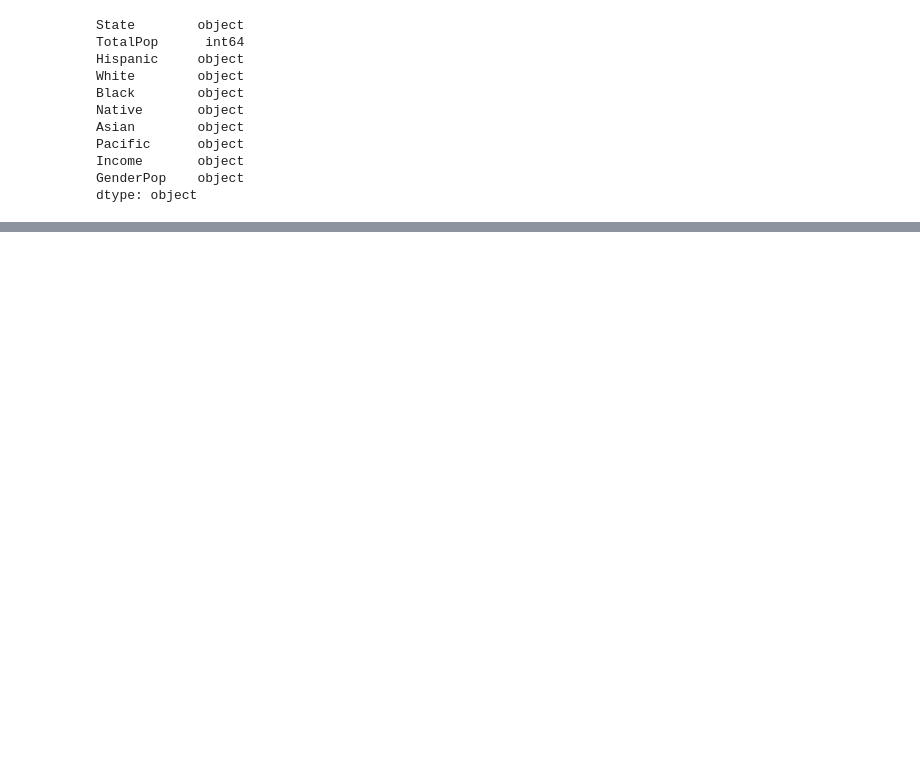
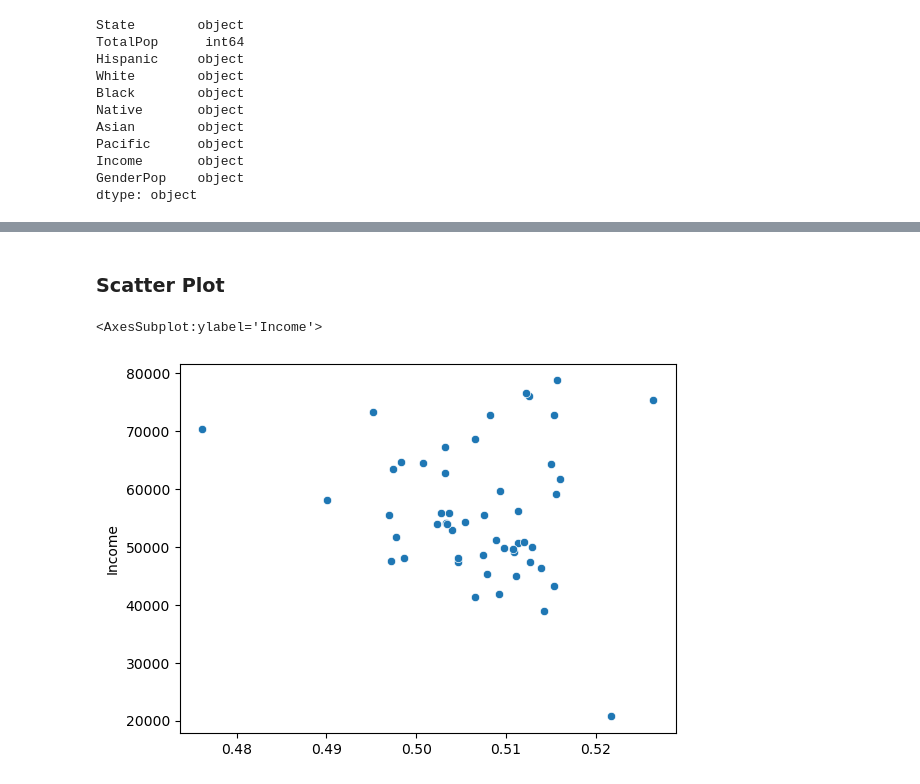
Before and after one commit to DanialAslam04/Deep_Learning_BWF_Danial_Aslam, a Jupyter notebook: Projects/Proj1/US_Census Data Cleaning/US_Census.ipynb, the cells around one changed output, grey strips where cells are left out. Saved outputs shown, nothing was run; the diff lists cells and outputs as text; code cells hidden in the pictures; blank space fills up the shorter version.

```diff
--- a/Projects/Proj1/US_Census Data Cleaning/US_Census.ipynb
+++ b/Projects/Proj1/US_Census Data Cleaning/US_Census.ipynb
@@ -195,0 +214,2 @@ df.head()
+# %%
+us_census['Females'] = us_census['Females'].fillna(us_census['TotalPop']-us_census['Males'])
@@ -195,0 +227,2 @@ df.head()
+# %%
+us_census = us_census.drop_duplicates()
@@ -195,0 +257,3 @@ df.head()
+# %%
+us_census['Pacific'] = us_census['Pacific'].fillna(0)
+us_census['Pacific'].isnull().sum()
@@ -195,0 +264,2 @@ df.head()
+# %%
+us_census = us_census.drop('GenderPop',axis =1)
@@ -195,0 +275,7 @@ df.head()
+# %% [markdown]
+### Scatter Plot
+# %%
+sns.scatterplot(x=us_census['Females']/us_census['TotalPop'],y='Income',data= us_census)
+# %% [output]
+<AxesSubplot:ylabel='Income'>
+[figure, added]
```
Also changed, not shown: parts of 51 cells of this notebook, 12 other files.
